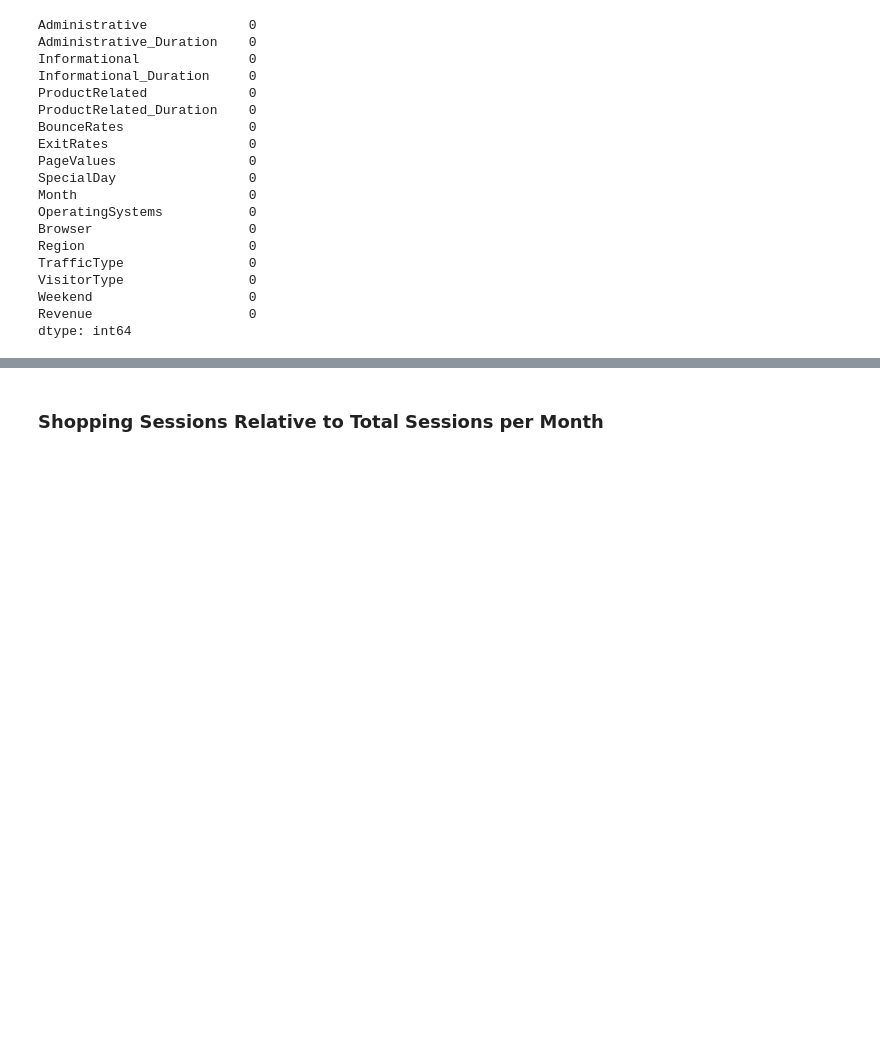
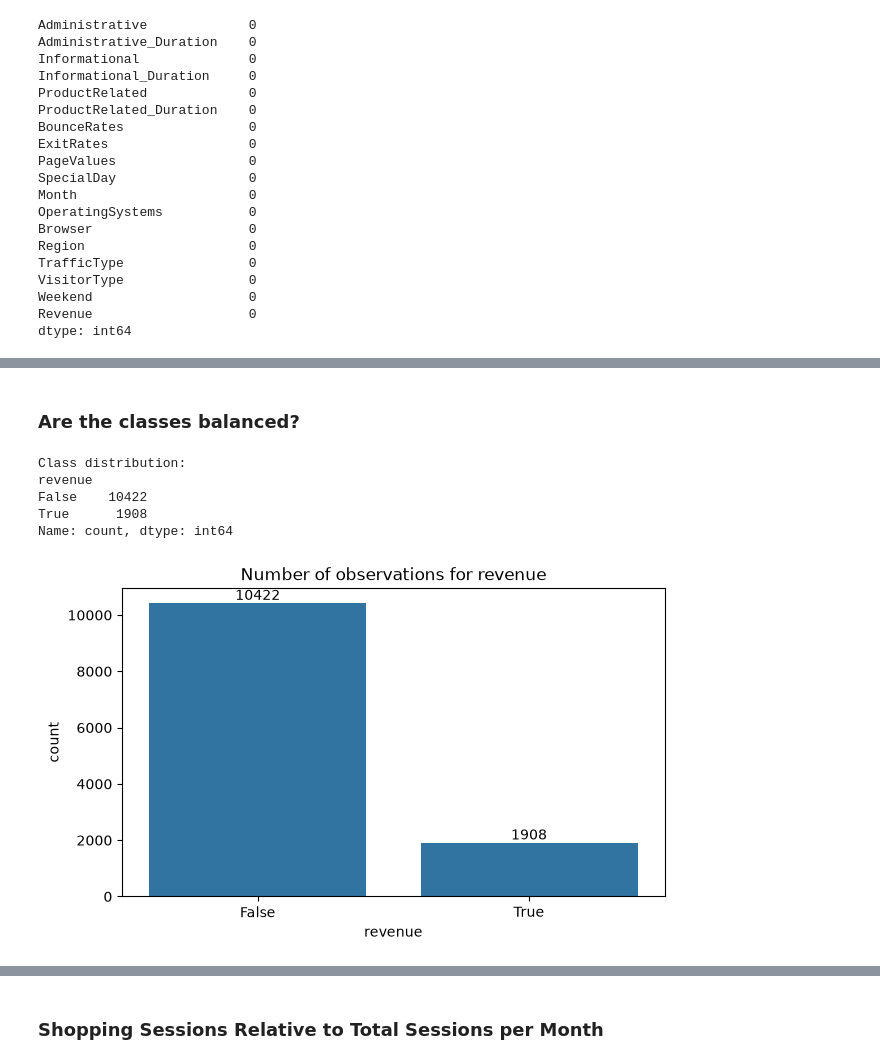
Before and after one commit to tginting-star/RLML_ecommerce_project, a Jupyter notebook: Project/Project code.ipynb, the cells around one changed output, grey strips where cells are left out. Saved outputs shown, nothing was run; the diff lists cells and outputs as text; code cells hidden in the pictures; blank space fills up the shorter version.

Commit message:
Adding Data understanding block to the EDA (heatmap and pairplot are still missing or incomplete)

```diff
--- a/Project/Project code.ipynb
+++ b/Project/Project code.ipynb
@@ -9,4 +77,4 @@ import seaborn as sns
 # %%
 # Retrieving the data
-shoppersIntentionDF = pd.read_csv('online_shoppers_intention.csv')
+shoppers_intention_df = pd.read_csv('online_shoppers_intention.csv')
 # %%
@@ -150,0 +207,22 @@ dtype: int64
+# %%
+shoppers_intention_df = shoppers_intention_df.rename(columns={
+    'Administrative': 'administrative',
+    'Administrative_Duration': 'administrative_duration',
+    'Informational': 'informational',
+    'Informational_Duration': 'informational_duration',
+    'ProductRelated': 'product_related',
+    'ProductRelated_Duration': 'product_related_duration',
+    'BounceRates': 'bounce_rates',
+    'ExitRates': 'exit_rates',
+    'PageValues': 'page_values',
+    'SpecialDay': 'special_day',
+    'Month': 'month',
+    'OperatingSystems': 'operating_systems',
+    'Browser': 'browser',
+    'Region': 'region',
+    'TrafficType': 'traffic_type',
+    'VisitorType': 'visitor_type',
+    'Weekend': 'weekend',
+    'Revenue': 'revenue'
+})
+shoppers_intention_df.head()
@@ -150,0 +323,19 @@ dtype: int64
+# %% [markdown]
+### Are the classes balanced?
+# %%
+print("Class distribution:")
+print(shoppers_intention_df["revenue"].value_counts().sort_index())
+
+plt.figure(figsize=(7, 4))
+ax = sns.countplot(data=shoppers_intention_df, x="revenue")
+# Shows the exact number
+ax.bar_label(ax.containers[0], fmt="%d")
+plt.title("Number of observations for revenue")
+plt.show()
+# %% [output]
+Class distribution:
+revenue
+False    10422
+True      1908
+Name: count, dtype: int64
+[figure, added]
```
Also changed, not shown: parts of 40 cells of this notebook, 1 other file.
